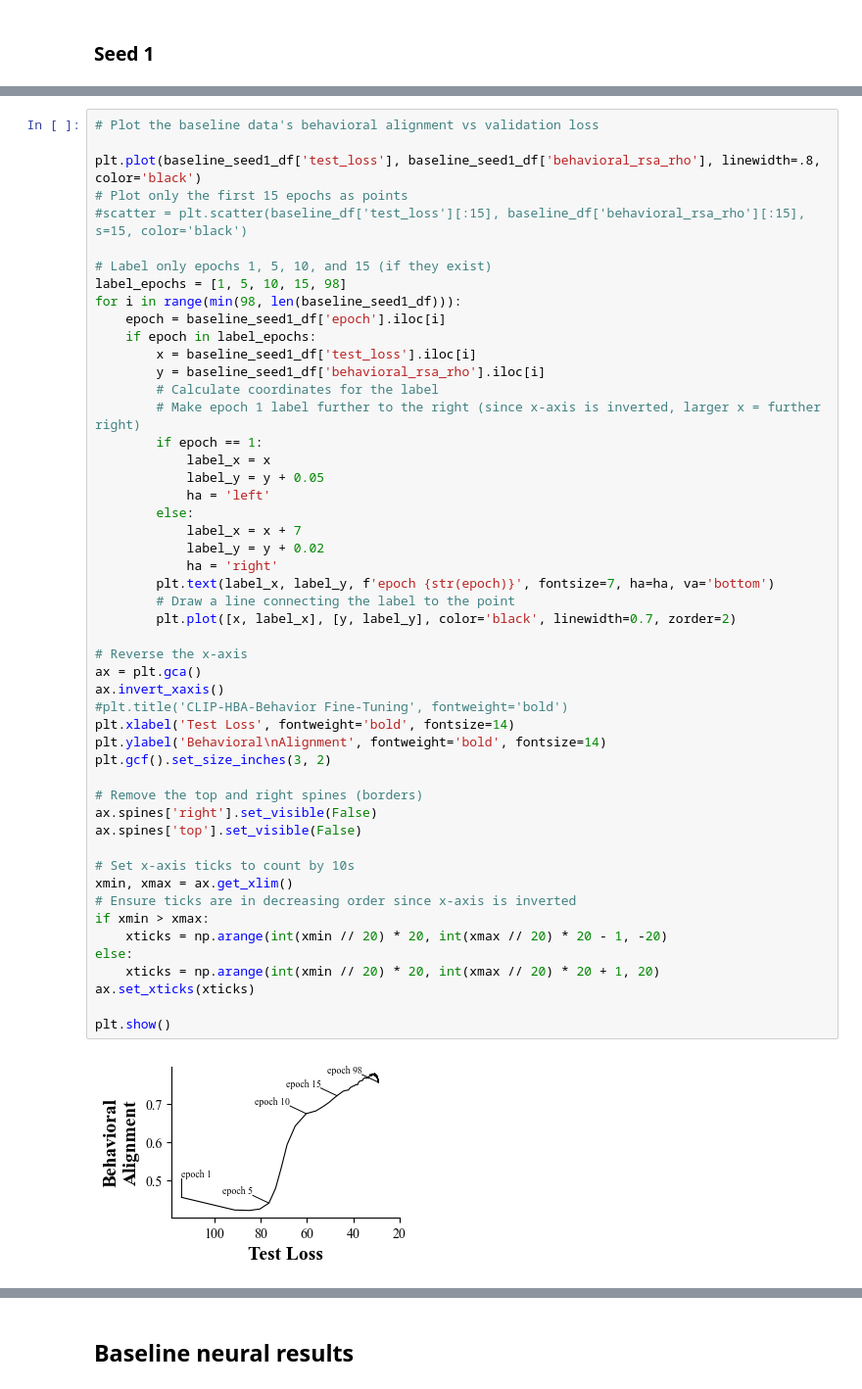
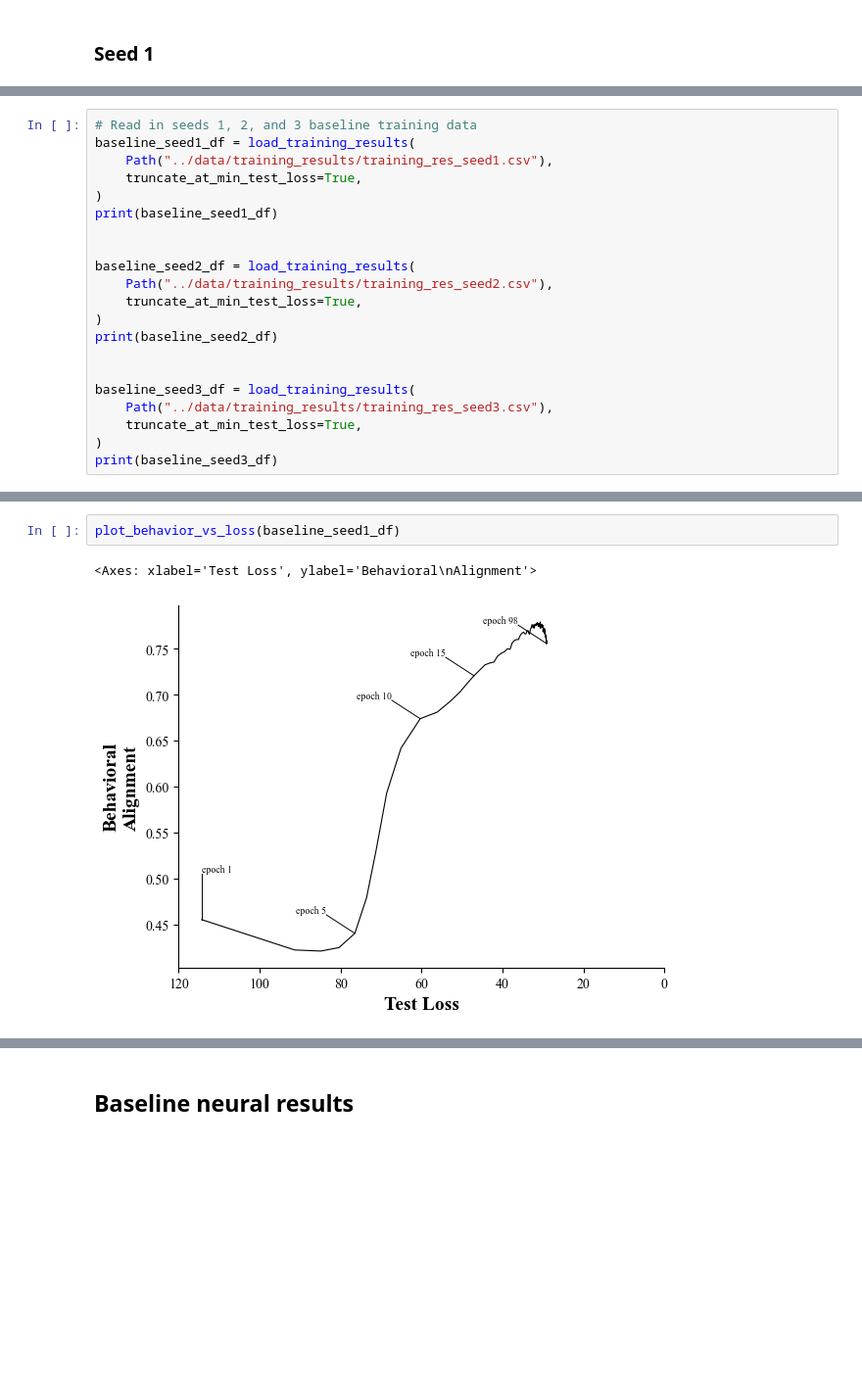
Before and after one commit to marrenj/cvpr_perturbations, a Jupyter notebook: notebooks/analysis_training_results.ipynb, the cells around one changed output, grey strips where cells are left out. Shown at 98% size. Saved outputs shown, nothing was run; the diff lists cells and outputs as text; blank space fills up the shorter version.

Commit message:
Refactor s-curve viz

```diff
--- a/notebooks/analysis_training_results.ipynb
+++ b/notebooks/analysis_training_results.ipynb
@@ -45,0 +25,21 @@ TypeError: string indices must be integers, not 'str'
+# %%
+# Read in seeds 1, 2, and 3 baseline training data
+baseline_seed1_df = load_training_results(
+    Path("../data/training_results/training_res_seed1.csv"),
+    truncate_at_min_test_loss=True,
+)
+print(baseline_seed1_df)
+
+
+baseline_seed2_df = load_training_results(
+    Path("../data/training_results/training_res_seed2.csv"),
+    truncate_at_min_test_loss=True,
+)
+print(baseline_seed2_df)
+
+
+baseline_seed3_df = load_training_results(
+    Path("../data/training_results/training_res_seed3.csv"),
+    truncate_at_min_test_loss=True,
+)
+print(baseline_seed3_df)
@@ -50,52 +66,5 @@ Plot baseline S-curve.
-# %%
-# Plot the baseline data's behavioral alignment vs validation loss
-
-plt.plot(baseline_seed1_df['test_loss'], baseline_seed1_df['behavioral_rsa_rho'], linewidth=.8, color='black')
-# Plot only the first 15 epochs as points
-#scatter = plt.scatter(baseline_df['test_loss'][:15], baseline_df['behavioral_rsa_rho'][:15], s=15, color='black')
-
-# Label only epochs 1, 5, 10, and 15 (if they exist)
-label_epochs = [1, 5, 10, 15, 98]
-for i in range(min(98, len(baseline_seed1_df))):
-    epoch = baseline_seed1_df['epoch'].iloc[i]
-    if epoch in label_epochs:
-        x = baseline_seed1_df['test_loss'].iloc[i]
-        y = baseline_seed1_df['behavioral_rsa_rho'].iloc[i]
-        # Calculate coordinates for the label
-        # Make epoch 1 label further to the right (since x-axis is inverted, larger x = further right)
-        if epoch == 1:
-            label_x = x
-            label_y = y + 0.05
-            ha = 'left'
-        else:
-            label_x = x + 7
-            label_y = y + 0.02
-            ha = 'right'
-        plt.text(label_x, label_y, f'epoch {str(epoch)}', fontsize=7, ha=ha, va='bottom')
-        # Draw a line connecting the label to the point
-        plt.plot([x, label_x], [y, label_y], color='black', linewidth=0.7, zorder=2)
-
-# Reverse the x-axis
-ax = plt.gca()
-ax.invert_xaxis()
-#plt.title('CLIP-HBA-Behavior Fine-Tuning', fontweight='bold')
-plt.xlabel('Test Loss', fontweight='bold', fontsize=14)
-plt.ylabel('Behavioral\nAlignment', fontweight='bold', fontsize=14)
-plt.gcf().set_size_inches(3, 2)
-
-# Remove the top and right spines (borders)
-ax.spines['right'].set_visible(False)
-ax.spines['top'].set_visible(False)
-
-# Set x-axis ticks to count by 10s
-xmin, xmax = ax.get_xlim()
-# Ensure ticks are in decreasing order since x-axis is inverted
-if xmin > xmax:
-    xticks = np.arange(int(xmin // 20) * 20, int(xmax // 20) * 20 - 1, -20)
-else:
-    xticks = np.arange(int(xmin // 20) * 20, int(xmax // 20) * 20 + 1, 20)
-ax.set_xticks(xticks)
-
-plt.show()
-# %% [output]
-[figure, removed]
+# %%
+plot_behavior_vs_loss(baseline_seed1_df)
+# %% [output]
+<Axes: xlabel='Test Loss', ylabel='Behavioral\nAlignment'>
+[figure, added]
```
Also changed, not shown: parts of 9 cells of this notebook, 6 other files.
